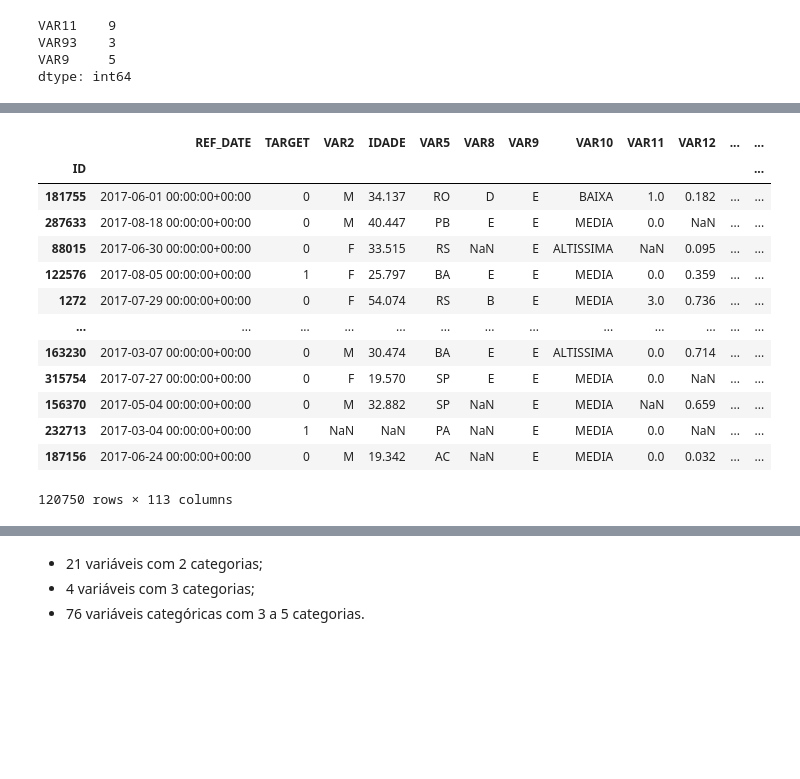
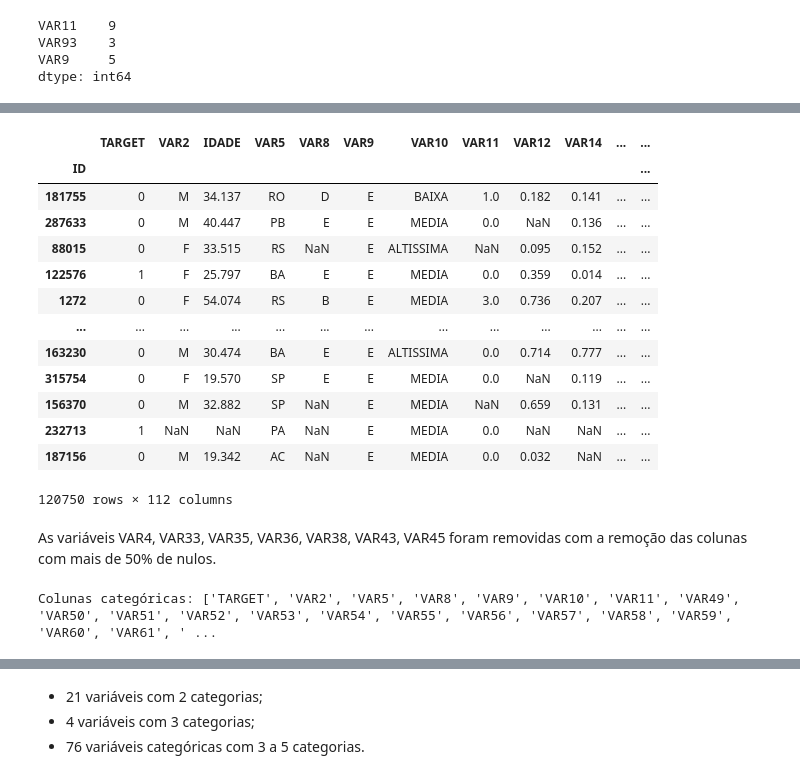
Before and after one commit to eudesgccunha/challenge-data-scientist-neurolake, a Jupyter notebook: credit/notebooks/credit_risk_analysis_tmp.ipynb, the cells around one changed output, grey strips where cells are left out. Saved outputs shown, nothing was run; the diff lists cells and outputs as text; code cells hidden in the pictures; blank space fills up the shorter version.

```diff
--- a/credit/notebooks/credit_risk_analysis_tmp.ipynb
+++ b/credit/notebooks/credit_risk_analysis_tmp.ipynb
@@ -576,23 +578,35 @@ VAR101    4
 dtype: int64
 # %%
 # Remoção de variáveis pouco explicativas: latitude, longitude, email e um código com um único valor
-df_train_drop_half = df_train_drop_half.drop(columns=['VAR148', 'VAR149','VAR6', 'VAR7' ])
+df_train_drop_half = df_train_drop_half.drop(columns=['REF_DATE','VAR148', 'VAR149','VAR6', 'VAR7'])
+
 df_train_drop_half
 # %% [output]
-|  | REF_DATE | TARGET | VAR2 | IDADE | VAR5 | VAR8 | VAR9 | VAR10 | VAR11 | VAR12 | ... | ... |
+|  | TARGET | VAR2 | IDADE | VAR5 | VAR8 | VAR9 | VAR10 | VAR11 | VAR12 | VAR14 | ... | ... |
 | ID |  |  |  |  |  |  |  |  |  |  |  | ... |
-| 181755 | 2017-06-01 00:00:00+00:00 | 0 | M | 34.137 | RO | D | E | BAIXA | 1.0 | 0.182 | ... | ... |
-| 287633 | 2017-08-18 00:00:00+00:00 | 0 | M | 40.447 | PB | E | E | MEDIA | 0.0 | NaN | ... | ... |
-| 88015 | 2017-06-30 00:00:00+00:00 | 0 | F | 33.515 | RS | NaN | E | ALTISSIMA | NaN | 0.095 | ... | ... |
-| 122576 | 2017-08-05 00:00:00+00:00 | 1 | F | 25.797 | BA | E | E | MEDIA | 0.0 | 0.359 | ... | ... |
-| 1272 | 2017-07-29 00:00:00+00:00 | 0 | F | 54.074 | RS | B | E | MEDIA | 3.0 | 0.736 | ... | ... |
+| 181755 | 0 | M | 34.137 | RO | D | E | BAIXA | 1.0 | 0.182 | 0.141 | ... | ... |
+| 287633 | 0 | M | 40.447 | PB | E | E | MEDIA | 0.0 | NaN | 0.136 | ... | ... |
+| 88015 | 0 | F | 33.515 | RS | NaN | E | ALTISSIMA | NaN | 0.095 | 0.152 | ... | ... |
+| 122576 | 1 | F | 25.797 | BA | E | E | MEDIA | 0.0 | 0.359 | 0.014 | ... | ... |
+| 1272 | 0 | F | 54.074 | RS | B | E | MEDIA | 3.0 | 0.736 | 0.207 | ... | ... |
 | ... | ... | ... | ... | ... | ... | ... | ... | ... | ... | ... | ... | ... |
-| 163230 | 2017-03-07 00:00:00+00:00 | 0 | M | 30.474 | BA | E | E | ALTISSIMA | 0.0 | 0.714 | ... | ... |
-| 315754 | 2017-07-27 00:00:00+00:00 | 0 | F | 19.570 | SP | E | E | MEDIA | 0.0 | NaN | ... | ... |
-| 156370 | 2017-05-04 00:00:00+00:00 | 0 | M | 32.882 | SP | NaN | E | MEDIA | NaN | 0.659 | ... | ... |
-| 232713 | 2017-03-04 00:00:00+00:00 | 1 | NaN | NaN | PA | NaN | E | MEDIA | 0.0 | NaN | ... | ... |
-| 187156 | 2017-06-24 00:00:00+00:00 | 0 | M | 19.342 | AC | NaN | E | MEDIA | 0.0 | 0.032 | ... | ... |
+| 163230 | 0 | M | 30.474 | BA | E | E | ALTISSIMA | 0.0 | 0.714 | 0.777 | ... | ... |
+| 315754 | 0 | F | 19.570 | SP | E | E | MEDIA | 0.0 | NaN | 0.119 | ... | ... |
+| 156370 | 0 | M | 32.882 | SP | NaN | E | MEDIA | NaN | 0.659 | 0.131 | ... | ... |
+| 232713 | 1 | NaN | NaN | PA | NaN | E | MEDIA | 0.0 | NaN | NaN | ... | ... |
+| 187156 | 0 | M | 19.342 | AC | NaN | E | MEDIA | 0.0 | 0.032 | NaN | ... | ... |
-120750 rows × 113 columns
+120750 rows × 112 columns
+# %% [markdown]
+As variáveis VAR4, VAR33, VAR35, VAR36, VAR38, VAR43, VAR45 foram removidas com a remoção das colunas com mais de 50% de nulos.
+# %%
+# separação de dados por tipo de coluna
+target = ['TARGET']
+num_cols = ['IDADE', 'VAR141', 'VAR39','VAR40','VAR41','VAR42','VAR47','VAR24','VAR18','VAR14', 'VAR12']
+cat_cols = [col for col in df_train_drop_half.columns if col not in num_cols + [target]]
+
+print("Colunas categóricas:", cat_cols)
+# %% [output]
+Colunas categóricas: ['TARGET', 'VAR2', 'VAR5', 'VAR8', 'VAR9', 'VAR10', 'VAR11', 'VAR49', 'VAR50', 'VAR51', 'VAR52', 'VAR53', 'VAR54', 'VAR55', 'VAR56', 'VAR57', 'VAR58', 'VAR59', 'VAR60', 'VAR61', ' ...
 # %%
 # Seleciona apenas as colunas categóricas
 colunas_categoricas  = df_train_drop_half.select_dtypes(include='object')
```
Also changed, not shown: parts of 35 cells of this notebook.
